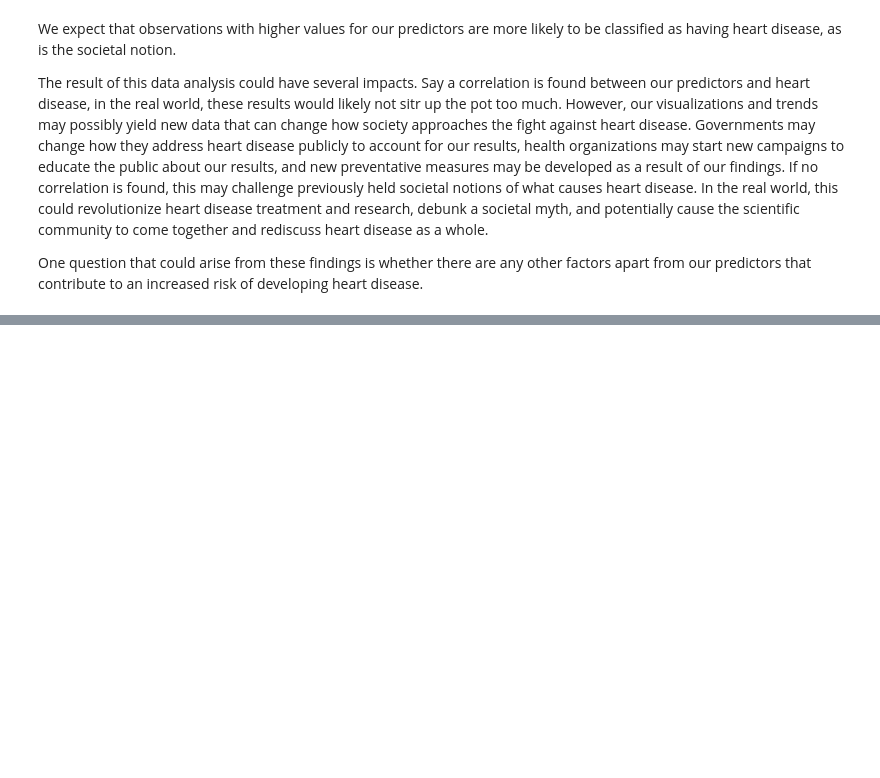
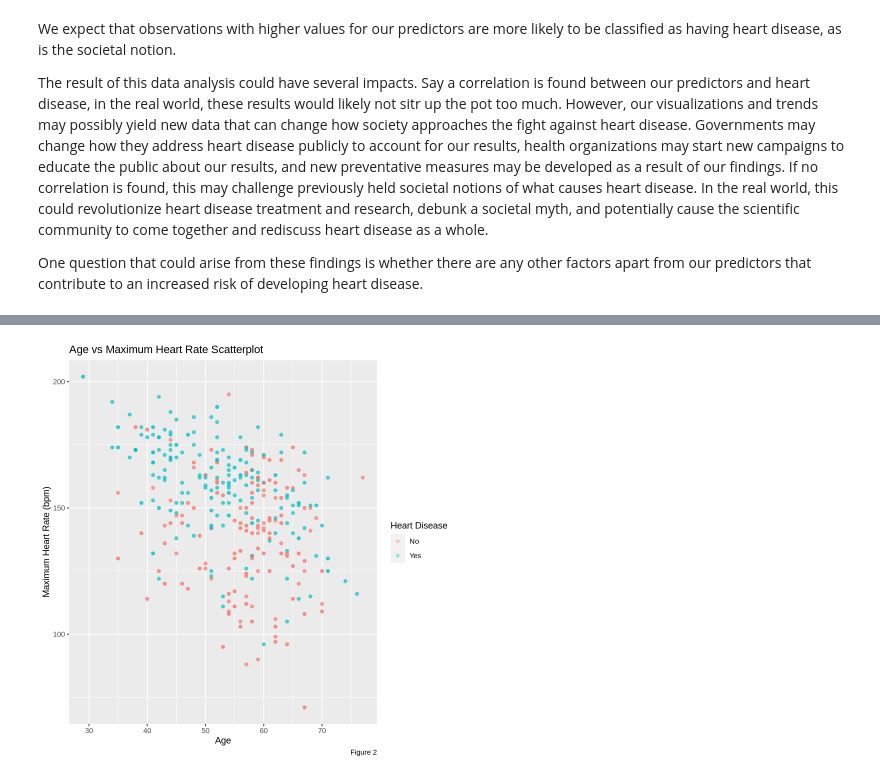
Before and after one commit to dislasriv/Heart-Disease-Data-Analysis, a Jupyter notebook: ProjectProposal.ipynb, the cells around one changed output, grey strips where cells are left out. Saved outputs shown, nothing was run; the diff lists cells and outputs as text; code cells hidden in the pictures; blank space fills up the shorter version.

```diff
--- a/ProjectProposal.ipynb
+++ b/ProjectProposal.ipynb
@@ -80,0 +279,4 @@ One question that could arise from these findings is whether there are any other
+# %%
+hd_select_thalach <- select(heart_disease_selected,age,thalach,heart_disease)|>
+                  mutate(heart_disease)
+hd_select_thalach
@@ -80,0 +294,8 @@ One question that could arise from these findings is whether there are any other
+# %%
+hd_thalach_plot <- ggplot(hd_select_thalach,aes(x = age, y = thalach, colour = heart_disease)) +
+                       geom_point(alpha = 0.3)+
+                       labs(x = "Age", y= "Maximum Heart Rate (bpm)", colour = "Heart Disease", caption = "Figure 2") +
+                       ggtitle("Age vs Maximum Heart Rate Scatterplot")
+hd_thalach_plot
+# %% [output]
+[figure, added]
```
Also changed, not shown: parts of 24 cells of this notebook.
